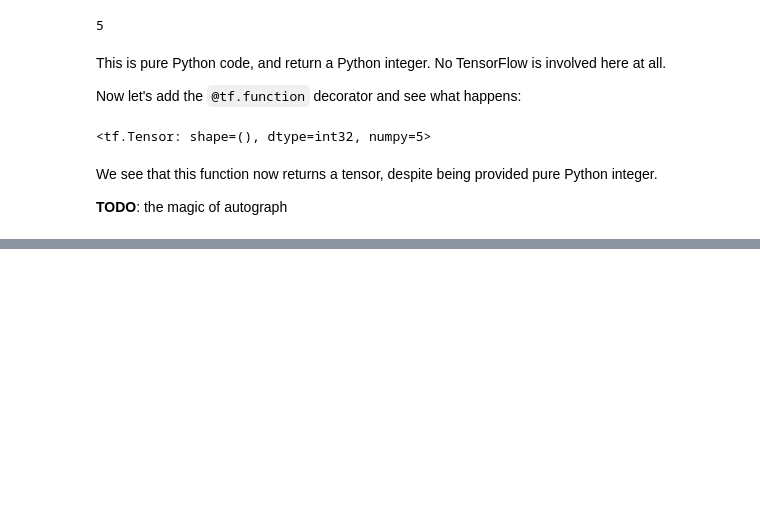
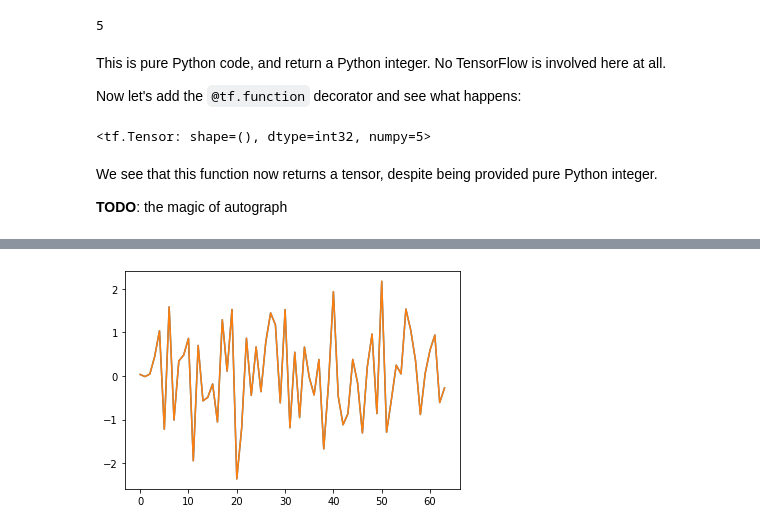
Before and after one commit to CosmoStat/Tutorials, a Jupyter notebook: TensorFlowFirstSteps.ipynb, the cells around one changed output, grey strips where cells are left out. Drawn from its saved outputs; the diff is of its cells as text; code cells hidden in the pictures; blank space fills up the shorter version.

```diff
--- a/TensorFlowFirstSteps.ipynb
+++ b/TensorFlowFirstSteps.ipynb
@@ -138,0 +239,5 @@ The most important part of TensorFlow is automatic differentation.
+# %%
+plot(dl_dx);
+plot(dl_dx_tf);
+# %% [output]
+[figure, added]
```
Also changed, not shown: parts of 18 cells of this notebook.
